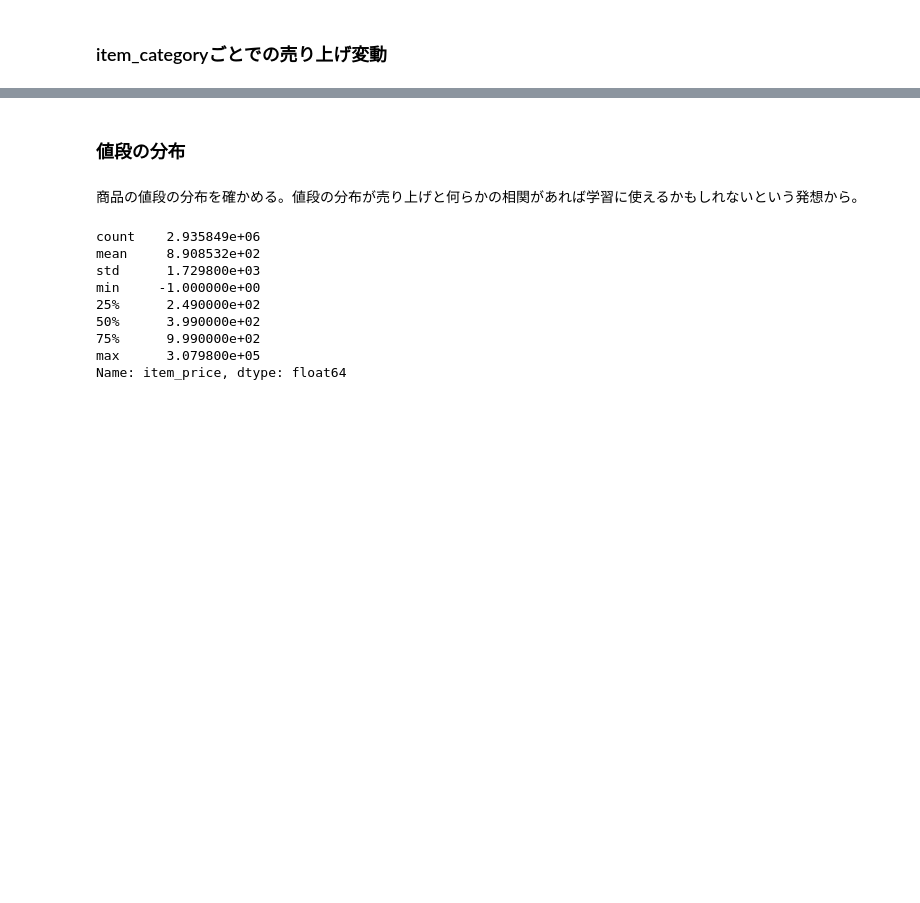
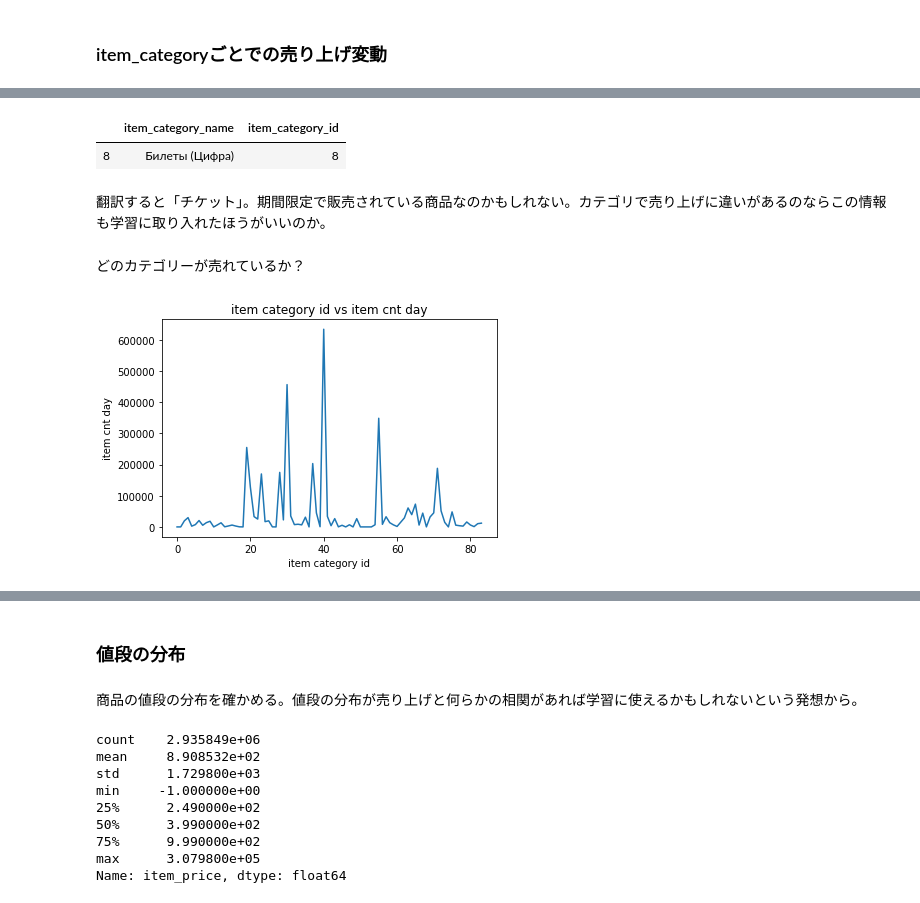
Before and after one commit to genkiando/final-project-of-machine-learning, a Jupyter notebook: final_project_simpleEDA.ipynb, the cells around one changed output, grey strips where cells are left out. Cells and saved outputs as stored; diff of their text form; code cells hidden in the pictures; blank space fills up the shorter version.

```diff
--- a/final_project_simpleEDA.ipynb
+++ b/final_project_simpleEDA.ipynb
@@ -116,0 +256,18 @@ plt.show()
+# %%
+item_cats[item_cats.item_category_id ==8]
+# %% [output]
+|  | item_category_name | item_category_id |
+| 8 | Билеты (Цифра) | 8 |
+# %% [markdown]
+翻訳すると「チケット」。期間限定で販売されている商品なのかもしれない。カテゴリで売り上げに違いがあるのならこの情報も学習に取り入れたほうがいいのか。
+# %% [markdown]
+どのカテゴリーが売れているか？
+# %%
+grp = sales_df.groupby("item_category_id", as_index = False).sum()
+plt.plot(grp["item_category_id"],grp["item_cnt_day"])
+plt.xlabel("item category id")
+plt.ylabel("item cnt day")
+plt.title("item category id vs item cnt day")
+plt.show()
+# %% [output]
+[figure, added]
```
Also changed, not shown: parts of 31 cells of this notebook, 1 other file.
